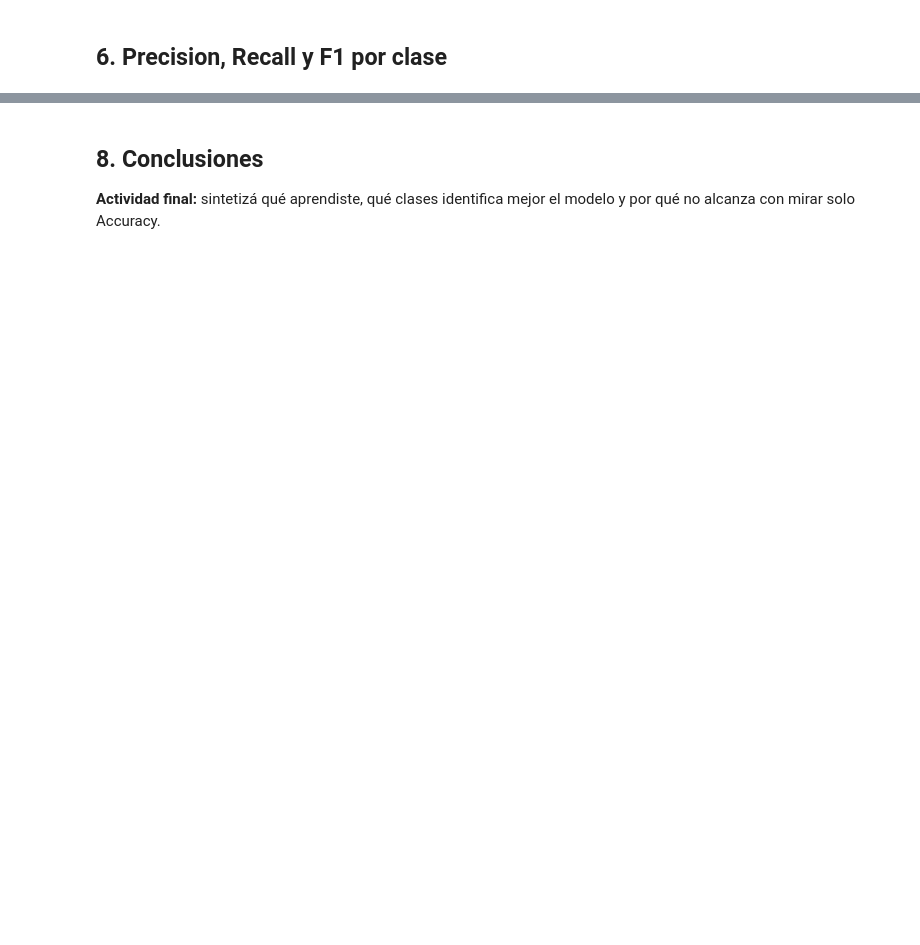
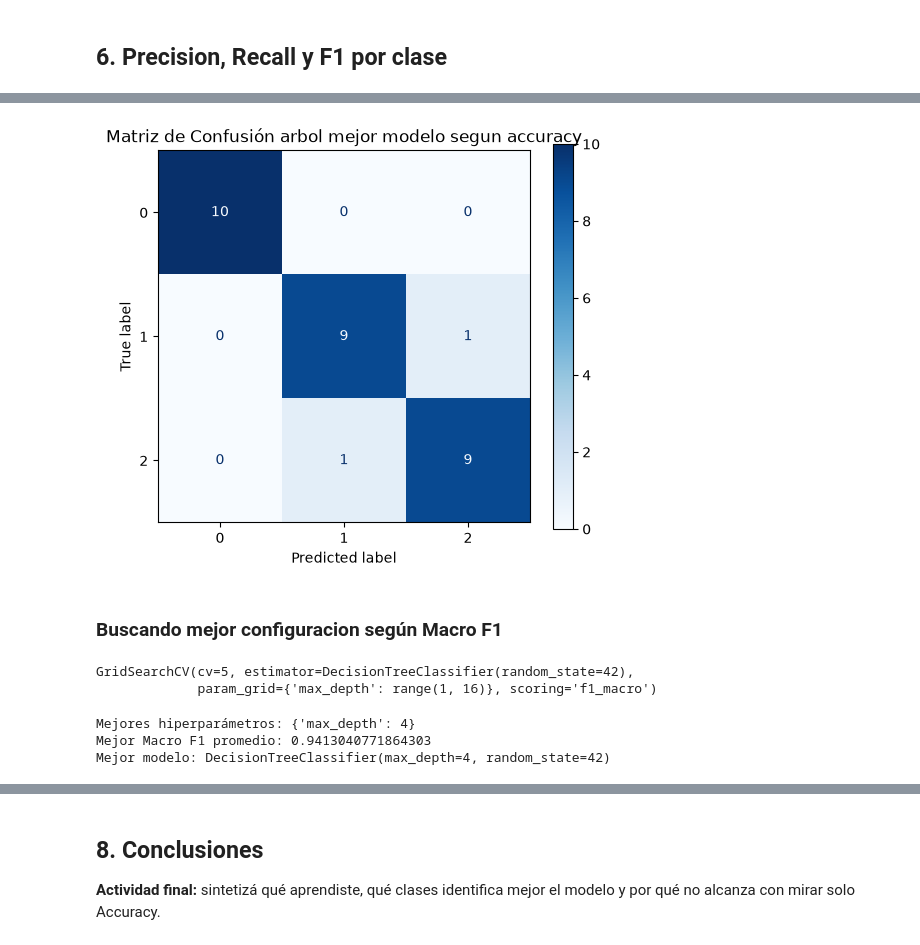
Before and after one commit to Vickyrai01/practica-ciencia-de-datos, a Jupyter notebook: notebooks/03_clasificacion_multiclase_iris_base.ipynb, the cells around one changed output, grey strips where cells are left out. Cells and saved outputs as stored; diff of their text form; code cells hidden in the pictures; blank space fills up the shorter version.

```diff
--- a/notebooks/03_clasificacion_multiclase_iris_base.ipynb
+++ b/notebooks/03_clasificacion_multiclase_iris_base.ipynb
@@ -144,0 +291,12 @@ weighted avg       0.97      0.97      0.97        30
+# %%
+from sklearn.model_selection import GridSearchCV
+
+param_grid = {"max_depth": range(1, 16)}
+
+grid = GridSearchCV(
+    DecisionTreeClassifier(random_state=42),
+    param_grid,
+    cv=5
+)
+
+grid.fit(X_train, y_train)
@@ -144,0 +316,4 @@ weighted avg       0.97      0.97      0.97        30
+# %%
+mejor_modelo = grid.best_estimator_
+
+y_pred_final = mejor_modelo.predict(X_test)
@@ -144,0 +334,33 @@ weighted avg       0.97      0.97      0.97        30
+# %%
+fig, ax = plt.subplots(figsize=(6, 5))
+
+ConfusionMatrixDisplay.from_estimator(
+    mejor_modelo, X_test, y_test, cmap="Blues", ax=ax
+)
+
+plt.title("Matriz de Confusión arbol mejor modelo segun accuracy")
+plt.show()
+# %% [output]
+[figure, added]
+# %% [markdown]
+### Buscando mejor configuracion según Macro F1
+# %%
+grid_f1 = GridSearchCV(
+    DecisionTreeClassifier(random_state=42),
+    param_grid,
+    cv=5,
+    scoring="f1_macro"
+)
+
+grid_f1.fit(X_train, y_train)
+# %% [output]
+GridSearchCV(cv=5, estimator=DecisionTreeClassifier(random_state=42),
+             param_grid={'max_depth': range(1, 16)}, scoring='f1_macro')
+# %%
+print("Mejores hiperparámetros:", grid_f1.best_params_)
+print("Mejor Macro F1 promedio:", grid_f1.best_score_)
+print("Mejor modelo:", grid_f1.best_estimator_)
+# %% [output]
+Mejores hiperparámetros: {'max_depth': 4}
+Mejor Macro F1 promedio: 0.9413040771864303
+Mejor modelo: DecisionTreeClassifier(max_depth=4, random_state=42)
```
Also changed, not shown: parts of 16 cells of this notebook, 1 other file.
